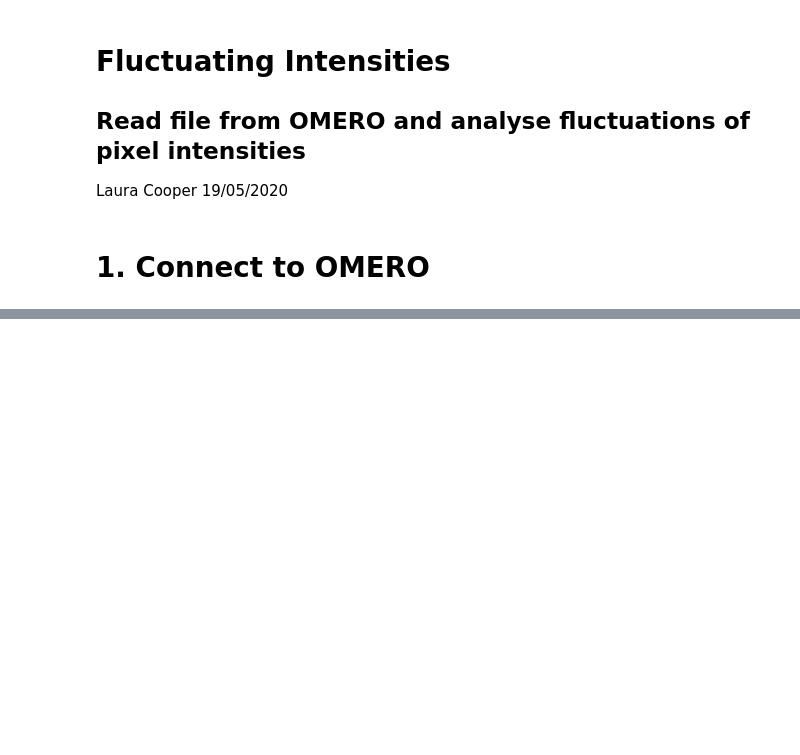
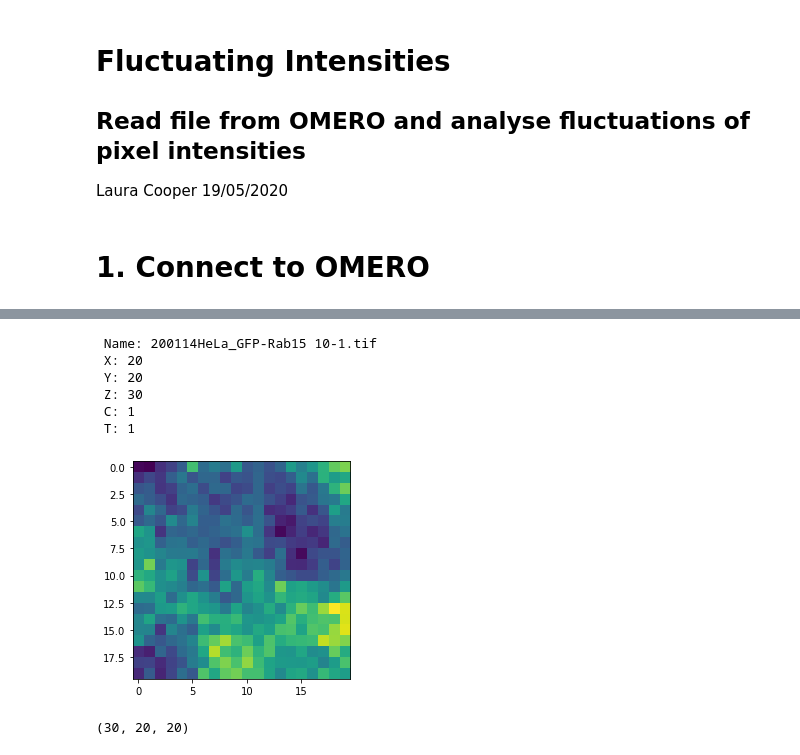
Before and after one commit to Laura190/FluctuatingIntensities, a Jupyter notebook: FluctuatingIntensities.ipynb, the cells around one changed output, grey strips where cells are left out. Drawn from its saved outputs; the diff is of its cells as text; code cells hidden in the pictures; blank space fills up the shorter version.

```diff
--- a/FluctuatingIntensities.ipynb
+++ b/FluctuatingIntensities.ipynb
@@ -11,7 +14,7 @@ import getpass
 # %%
 username = input('Username: ') #Request user to enter OMERO username
 password = getpass.getpass(prompt='Password: ') #Request user to enter OMERO password
-conn = BlitzGateway(username, password, host='omero.warwick.ac.uk', port=4064) #Use details to connect to OMERO server
+conn = BlitzGateway(username, password, host='camdu.warwick.ac.uk', port=4064) #Use details to connect to OMERO server
 conn.connect() #Returns true when connected
 # %% [output]
 Username: u1675160
@@ -26,0 +89,30 @@ False
+# %%
+image = conn.getObject("Image", 245956)
+print(" Name:", image.getName())
+print(" X:", image.getSizeX())
+print(" Y:", image.getSizeY())
+print(" Z:", image.getSizeZ())
+print(" C:", image.getSizeC())
+print(" T:", image.getSizeT())
+# %% [output]
+ Name: 200114HeLa_GFP-Rab15 10-1.tif
+ X: 20
+ Y: 20
+ Z: 30
+ C: 1
+ T: 1
+# %%
+def get_z_stack(img, c=0, t=0):
+    zct_list = [(z, c, t) for z in range(img.getSizeZ())]
+    pixels = image.getPrimaryPixels()
+    return np.array(list(pixels.getPlanes(zct_list)))
+# %%
+f = get_z_stack(image)
+plt.imshow(f[0,:,:])
+plt.show()
+# %% [output]
+[figure, added]
+# %%
+np.shape(f)
+# %% [output]
+(30, 20, 20)
```
Also changed, not shown: parts of 18 cells of this notebook, 1 other file.
